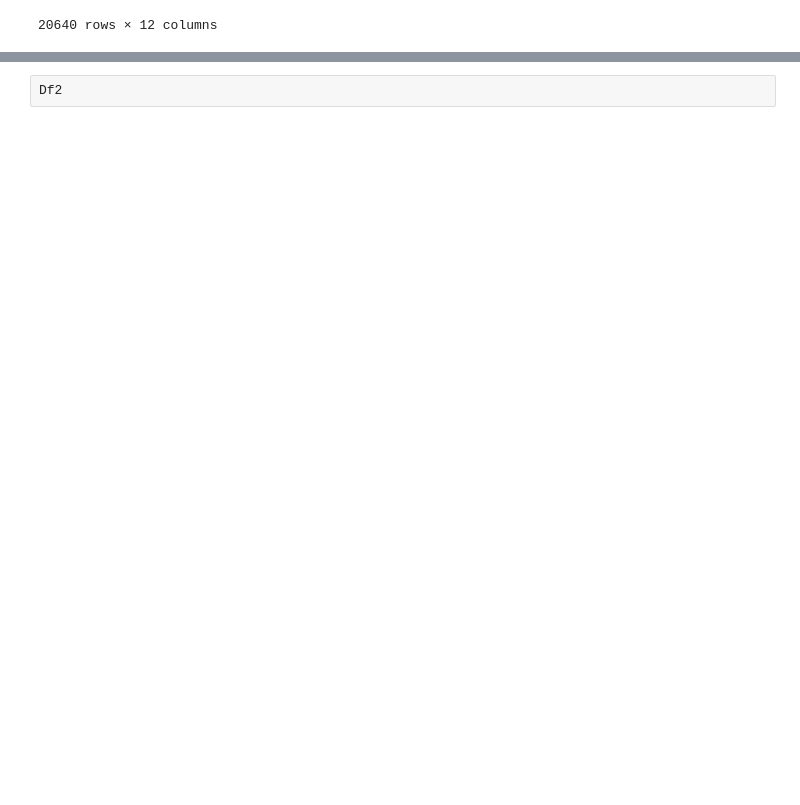
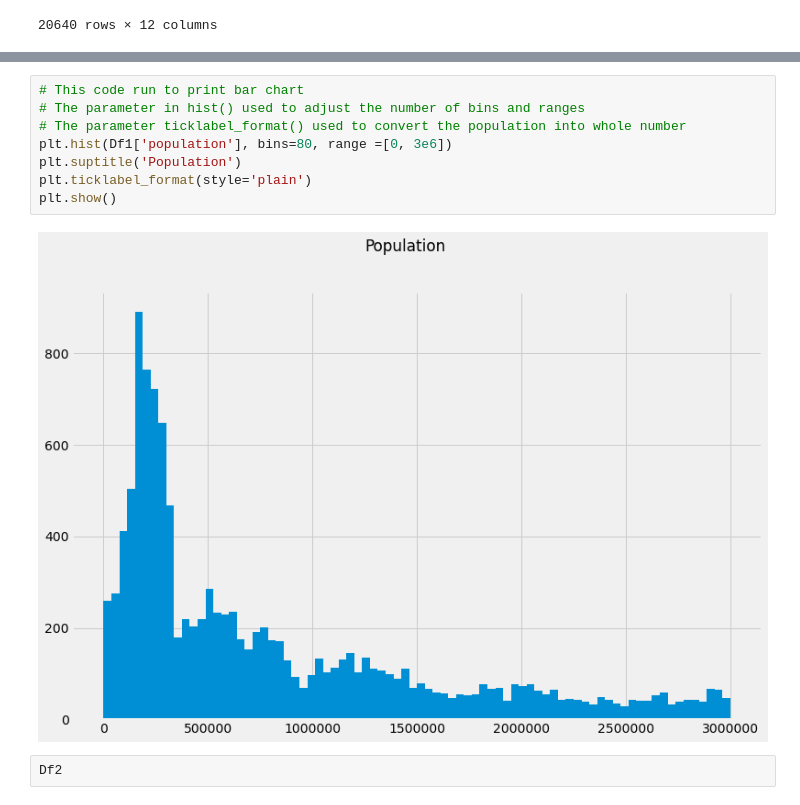
Before and after one commit to Goheekin/UNB-Data-Challenge, a Jupyter notebook: UNB Explore.ipynb, the cells around one changed output, grey strips where cells are left out. Cells and saved outputs as stored; diff of their text form; blank space fills up the shorter version.

```diff
--- a/UNB Explore.ipynb
+++ b/UNB Explore.ipynb
@@ -61,3 +64,13 @@ sns.lineplot(data=Df1, x = "year_id", y = "population")
+# %%
+# This code run to print bar chart
+# The parameter in hist() used to adjust the number of bins and ranges
+# The parameter ticklabel_format() used to convert the population into whole number
+plt.hist(Df1['population'], bins=80, range =[0, 3e6])
+plt.suptitle('Population')
+plt.ticklabel_format(style='plain')
+plt.show()
+# %% [output]
+[figure, added]
 # %%
 Df2
 # %% [output]
```
Also changed, not shown: parts of 6 cells of this notebook.
